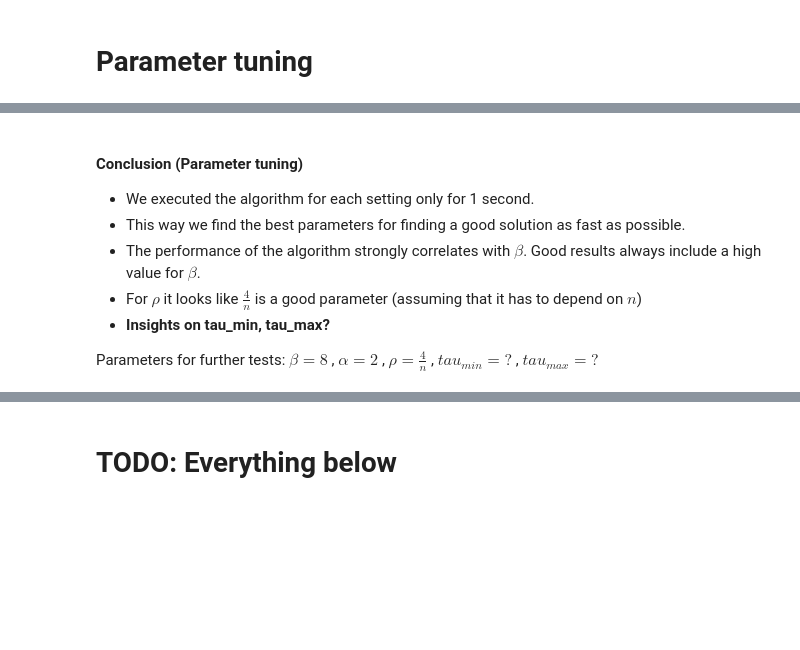
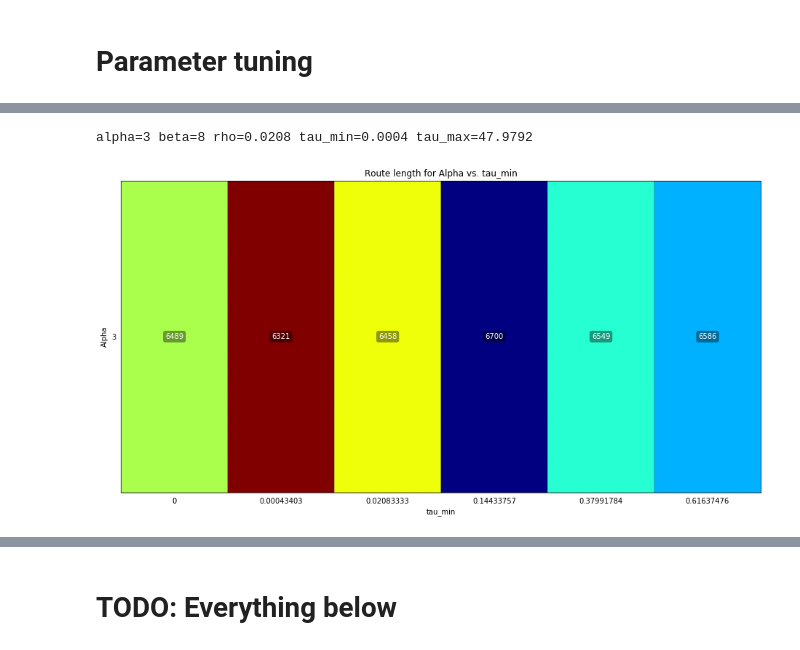
Before and after one commit to Chaoste/course-nia, a Jupyter notebook: project3/project3.ipynb, the cells around one changed output, grey strips where cells are left out. Saved outputs shown, nothing was run; the diff lists cells and outputs as text; code cells hidden in the pictures; blank space fills up the shorter version.

```diff
--- a/project3/project3.ipynb
+++ b/project3/project3.ipynb
@@ -86,13 +85,14 @@ alpha=2 beta=6 rho=0.1250 tau_min=0.0017 tau_max=23.9583
-# %%
-# TODO: Inspect tau_min, tau_max (each with the optimal value for beta and rho, compare with alphas)
-alphas=[0, 1, 2, 3, 3.5, 4]
-n = gr24_problem['dimension']
-# %% [markdown]
-#### Conclusion (Parameter tuning)
-- We executed the algorithm for each setting only for 1 second.
-- This way we find the best parameters for finding a good solution as fast as possible.
-- The performance of the algorithm strongly correlates with $\beta$. Good results always include a high value for $\beta$.
-- For $\rho$ it looks like $\frac{4}{n}$ is a good parameter (assuming that it has to depend on $n$)
-- __Insights on tau_min, tau_max?__
-
-Parameters for further tests: $\beta=8$ , $\alpha=2$ , $\rho=\frac{4}{n}$ , $tau_{min}=?$ , $tau_{max}=?$
+# %%
+opt_rho = lambda n: 1/n
+# %%
+alphas=[opt_alpha]
+n = gr48_problem['dimension']
+# Applying a factor (e.g. 0,5 or 2) doesn't affect the results -> Change power value
+tau_mins=[round(x, 8) for x in [0, 1/n**2, 1/n, 1/n**0.5, 1/n**0.25, 1/n**0.125]]
+opt_params, costs = utils.grid_search(gr48_problem, alphas=alphas, betas=[opt_beta],
+                                      rhos=[opt_rho(n)], tau_mins=tau_mins, runtime=0.1, tries=10)
+print('alpha={} beta={} rho={:.4f} tau_min={:.4f} tau_max={:.4f}'.format(*opt_params))
+utils.plot_parameter_heatmap(costs, (alphas, 'Alpha'), (tau_mins, 'tau_min'))
+# %% [output]
+alpha=3 beta=8 rho=0.0208 tau_min=0.0004 tau_max=47.9792
+[figure, added]
```
Also changed, not shown: parts of 26 cells of this notebook, 4 other files.
